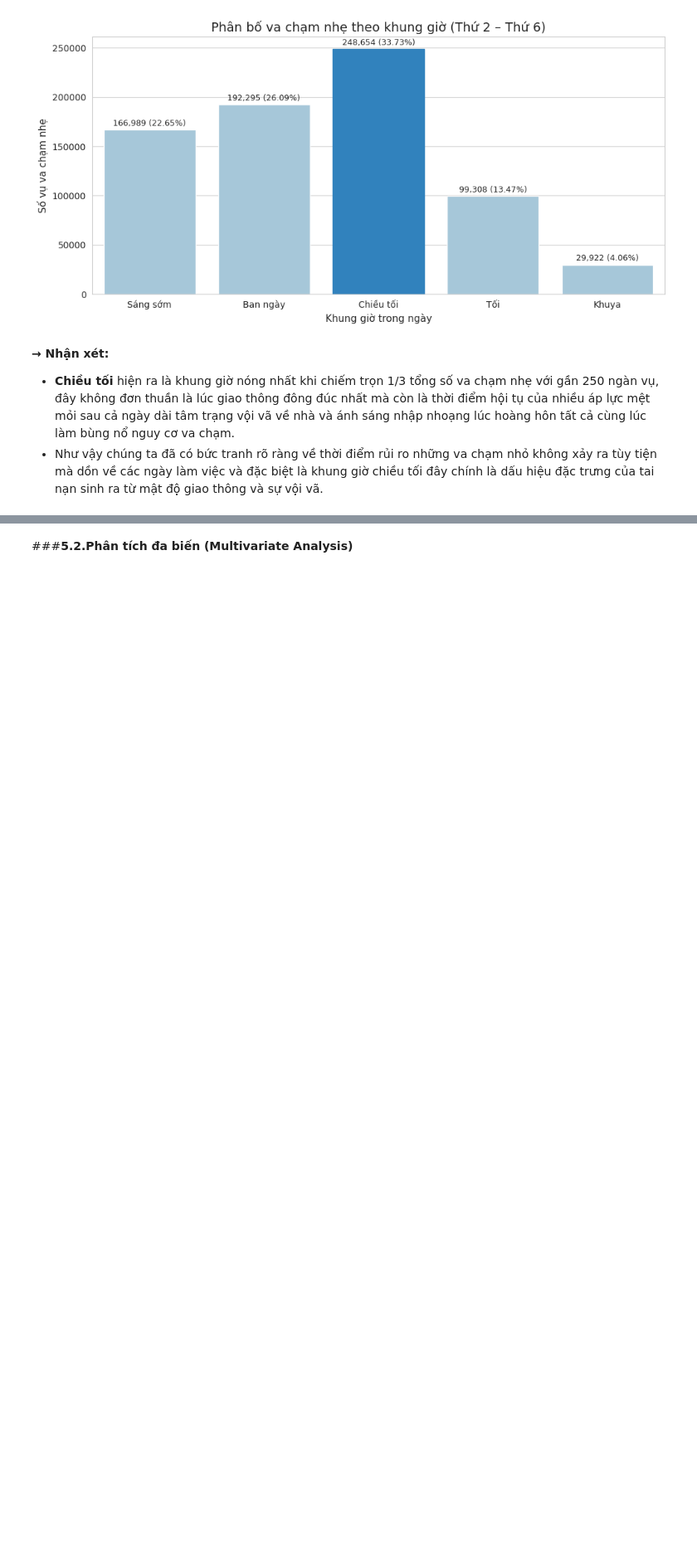
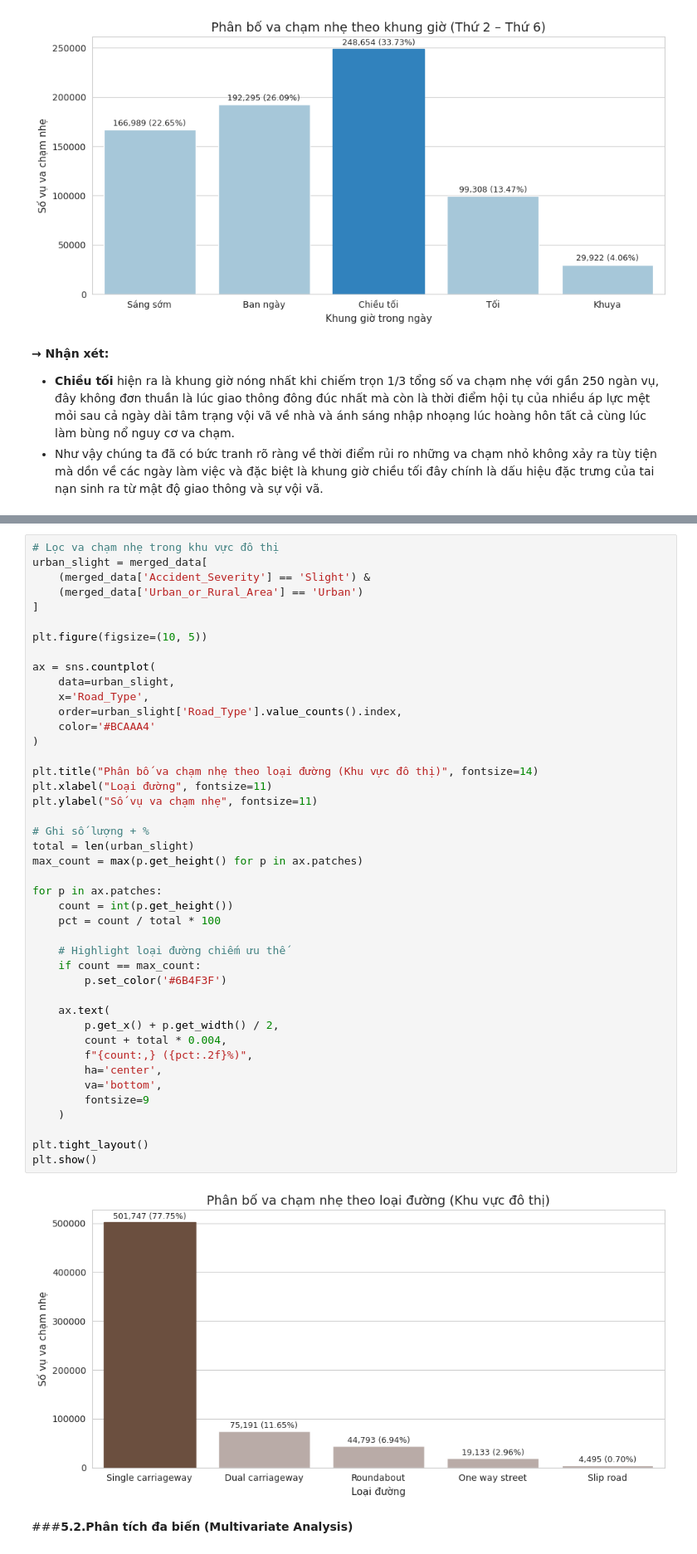
Before and after one commit to mihhwiNick/DA_project, a Jupyter notebook: UK_Road_Traffic_Accident_DA.ipynb, the cells around one changed output, grey strips where cells are left out. Shown at 83% size. Drawn from its saved outputs; the diff is of its cells as text; blank space fills up the shorter version.

```diff
--- a/UK_Road_Traffic_Accident_DA.ipynb
+++ b/UK_Road_Traffic_Accident_DA.ipynb
@@ -1512,3 +1286,48 @@ plt.show()
+# %%
+# Lọc va chạm nhẹ trong khu vực đô thị
+urban_slight = merged_data[
+    (merged_data['Accident_Severity'] == 'Slight') &
+    (merged_data['Urban_or_Rural_Area'] == 'Urban')
+]
+
+plt.figure(figsize=(10, 5))
+
+ax = sns.countplot(
+    data=urban_slight,
+    x='Road_Type',
+    order=urban_slight['Road_Type'].value_counts().index,
+    color='#BCAAA4'
+)
+
+plt.title("Phân bố va chạm nhẹ theo loại đường (Khu vực đô thị)", fontsize=14)
+plt.xlabel("Loại đường", fontsize=11)
+plt.ylabel("Số vụ va chạm nhẹ", fontsize=11)
+
+# Ghi số lượng + %
+total = len(urban_slight)
+max_count = max(p.get_height() for p in ax.patches)
+
+for p in ax.patches:
+    count = int(p.get_height())
+    pct = count / total * 100
+
+    # Highlight loại đường chiếm ưu thế
+    if count == max_count:
+        p.set_color('#6B4F3F')
+
+    ax.text(
+        p.get_x() + p.get_width() / 2,
+        count + total * 0.004,
+        f"{count:,} ({pct:.2f}%)",
+        ha='center',
+        va='bottom',
+        fontsize=9
+    )
+
+plt.tight_layout()
+plt.show()
+# %% [output]
+[figure, added]
 # %% [markdown]
 ###**5.2.Phân tích đa biến (Multivariate Analysis)**
 # %% [markdown]
```
Also changed, not shown: parts of 23 cells of this notebook.
